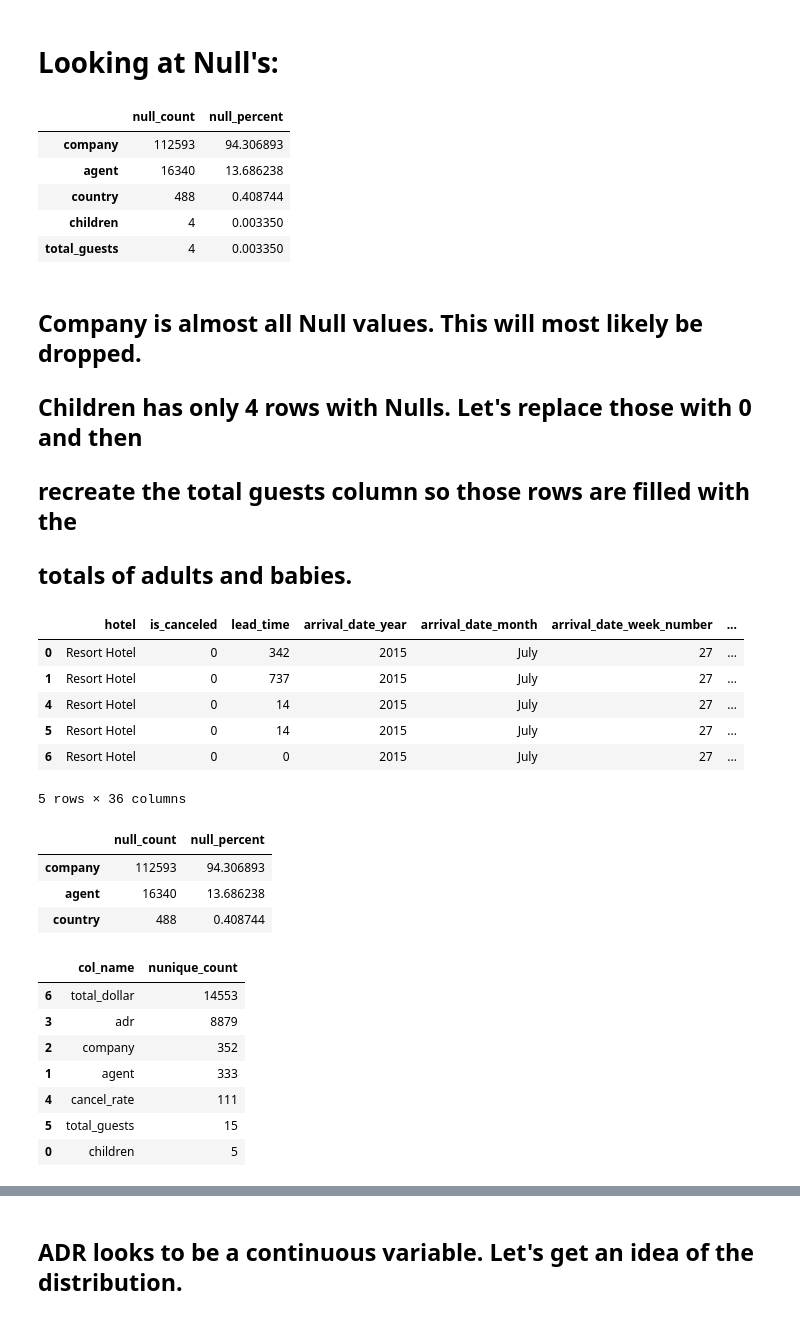
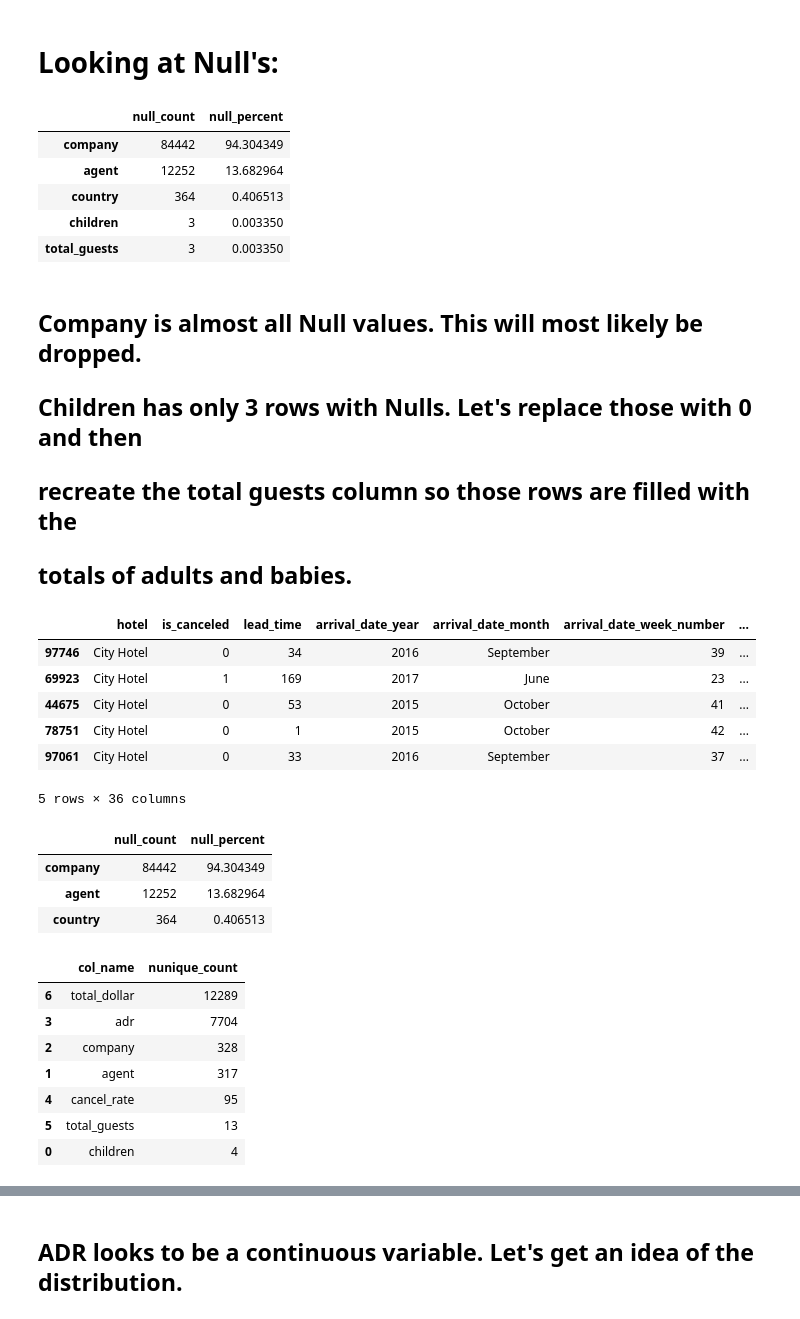
Before and after one commit to josephburton06/Hotel-Bookings, a Jupyter notebook: acquire_prep_some_explore_hotel_bookings.ipynb, the cells around one changed output, grey strips where cells are left out. Drawn from its saved outputs; the diff is of its cells as text; code cells hidden in the pictures.

```diff
--- a/acquire_prep_some_explore_hotel_bookings.ipynb
+++ b/acquire_prep_some_explore_hotel_bookings.ipynb
@@ -143,8 +150,8 @@ df.describe()
 # Some feature engineering:
 ## Create a column where previous bookings canceled is divided by the sum of cancels and non-cancels, or total visits:
 # %%
-df['cancel_rate'] = df['previous_cancellations'] / (df['previous_cancellations'] + df['previous_bookings_not_canceled'])
-df['cancel_rate'].fillna(0, inplace=True)
-df[df.cancel_rate > 0].head(3)
+train['cancel_rate'] = train['previous_cancellations'] / (train['previous_cancellations'] + train['previous_bookings_not_canceled'])
+train['cancel_rate'].fillna(0, inplace=True)
+train[train.cancel_rate > 0].head(3)
 # %% [output]
 |  | hotel | is_canceled | lead_time | arrival_date_year | arrival_date_month | arrival_date_week_number | ... |
@@ -155,7 +162,7 @@ df[df.cancel_rate > 0].head(3)
 # %% [markdown]
 ## Create a column for total number of guests:
 # %%
-df['total_guests'] = df['adults'] + df['children'] + df['babies']
-df[df['total_guests'] > 1].head()
+train['total_guests'] = train['adults'] + train['children'] + train['babies']
+train[train['total_guests'] > 1].head()
 # %% [output]
 |  | hotel | is_canceled | lead_time | arrival_date_year | arrival_date_month | arrival_date_week_number | ... |
@@ -168,11 +175,11 @@ df[df['total_guests'] > 1].head()
 # %% [markdown]
 ## Create a column for total number of days, which is the sum of stays_in_week_nights and stays_in_weekend_nights:
 # %%
-df['total_nights_stay'] = df['stays_in_week_nights'] + df['stays_in_weekend_nights']
+train['total_nights_stay'] = train['stays_in_week_nights'] + train['stays_in_weekend_nights']
 # %% [markdown]
 ## Create a total \$ Amount column:
 # %%
-df['total_dollar'] = df['total_nights_stay'] * df['adr']
+train['total_dollar'] = train['total_nights_stay'] * train['adr']
 # %% [markdown]
 # Some validation:
 ## With this new 'cancel_rate' column, my thought is that someone that is not a repeat guest (0), should have only a 0.0 in the cancel_rate column:
@@ -278,49 +287,49 @@ This means there are 1245 more rows than above.
 # Looking at Null's:
 # %%
 # Taking a look at null counts and percentages of columns that are null
-data = {'null_count': df.isnull().sum(), 'null_percent': (df.isnull().sum()/df.shape[0]) * 100}
-df_nulls = pd.DataFrame(data=data)
-df_nulls[df_nulls['null_count'] > 0].sort_values(by='null_count', ascending=False)
+data = {'null_count': train.isnull().sum(), 'null_percent': (train.isnull().sum()/train.shape[0]) * 100}
+train_nulls = pd.DataFrame(data=data)
+train_nulls[train_nulls['null_count'] > 0].sort_values(by='null_count', ascending=False)
 # %% [output]
 |  | null_count | null_percent |
-| company | 112593 | 94.306893 |
-| agent | 16340 | 13.686238 |
-| country | 488 | 0.408744 |
-| children | 4 | 0.003350 |
-| total_guests | 4 | 0.003350 |
+| company | 84442 | 94.304349 |
+| agent | 12252 | 13.682964 |
+| country | 364 | 0.406513 |
+| children | 3 | 0.003350 |
+| total_guests | 3 | 0.003350 |
 # %% [markdown]
 ## Company is almost all Null values.  This will most likely be dropped.
-## Children has only 4 rows with Nulls.  Let's replace those with 0 and then
+## Children has only 3 rows with Nulls.  Let's replace those with 0 and then
 ## recreate the total guests column so those rows are filled with the
 ## totals of adults and babies.
 # %%
-df['children'].fillna(0, inplace=True)
-df['total_guests'] = df['adults'] + df['children'] + df['babies']
-df[df['total_guests'] > 1].head()
+train['children'].fillna(0, inplace=True)
+train['total_guests'] = train['adults'] + train['children'] + train['babies']
+train[train['total_guests'] > 1].head()
 # %% [output]
 |  | hotel | is_canceled | lead_time | arrival_date_year | arrival_date_month | arrival_date_week_number | ... |
-| 0 | Resort Hotel | 0 | 342 | 2015 | July | 27 | ... |
-| 1 | Resort Hotel | 0 | 737 | 2015 | July | 27 | ... |
-| 4 | Resort Hotel | 0 | 14 | 2015 | July | 27 | ... |
-| 5 | Resort Hotel | 0 | 14 | 2015 | July | 27 | ... |
-| 6 | Resort Hotel | 0 | 0 | 2015 | July | 27 | ... |
+| 97746 | City Hotel | 0 | 34 | 2016 | September | 39 | ... |
+| 69923 | City Hotel | 1 | 169 | 2017 | June | 23 | ... |
+| 44675 | City Hotel | 0 | 53 | 2015 | October | 41 | ... |
+| 78751 | City Hotel | 0 | 1 | 2015 | October | 42 | ... |
+| 97061 | City Hotel | 0 | 33 | 2016 | September | 37 | ... |
 5 rows × 36 columns
 # %%
-data = {'null_count': df.isnull().sum(), 'null_percent': (df.isnull().sum()/df.shape[0]) * 100}
-df_nulls = pd.DataFrame(data=data)
-df_nulls[df_nulls['null_count'] > 0].sort_values(by='null_count', ascending=False)
+data = {'null_count': train.isnull().sum(), 'null_percent': (train.isnull().sum()/train.shape[0]) * 100}
+train_nulls = pd.DataFrame(data=data)
+train_nulls[train_nulls['null_count'] > 0].sort_values(by='null_count', ascending=False)
 # %% [output]
 |  | null_count | null_percent |
-| company | 112593 | 94.306893 |
-| agent | 16340 | 13.686238 |
-| country | 488 | 0.408744 |
+| company | 84442 | 94.304349 |
+| agent | 12252 | 13.682964 |
+| country | 364 | 0.406513 |
 # %%
 # Looking at unique value counts in numeric columns.  This can be useful to detect continuous
 # variable columns and categorical.  Integers are sometimes used as an encoded value for
 # categorical columns.
 
 # Make a list of numeric column names
-numeric_cols = list(df.select_dtypes(include=['float64', 'int64']))
+numeric_cols = list(train.select_dtypes(include=['float64', 'int64']))
 
 # Make an empty dataframe to house the results of the unique counts
 numeric_nunique_counts = pd.DataFrame(columns=['col_name', 'nunique_count'])
@@ -329,17 +338,17 @@ numeric_nunique_counts = pd.DataFrame(columns=['col_name', 'nunique_count'])
 # Finally, we sort the new dataframe by the count descending in order to find the higher unique count
 # columns first.
 for col in numeric_cols:
-    numeric_nunique_counts = numeric_nunique_counts.append({'col_name': str(col), 'nunique_count': df[col].nunique()} ,ignore_index=True)
+    numeric_nunique_counts = numeric_nunique_counts.append({'col_name': str(col), 'nunique_count': train[col].nunique()} ,ignore_index=True)
 numeric_nunique_counts.sort_values(by=['nunique_count'], ascending=False)
 # %% [output]
 |  | col_name | nunique_count |
-| 6 | total_dollar | 14553 |
-| 3 | adr | 8879 |
-| 2 | company | 352 |
-| 1 | agent | 333 |
-| 4 | cancel_rate | 111 |
-| 5 | total_guests | 15 |
-| 0 | children | 5 |
+| 6 | total_dollar | 12289 |
+| 3 | adr | 7704 |
+| 2 | company | 328 |
+| 1 | agent | 317 |
+| 4 | cancel_rate | 95 |
+| 5 | total_guests | 13 |
+| 0 | children | 4 |
 # %%
 # Arrival month is the word value.  Let's create a column for the integer value to create an arrival date column.
 d = {'January':1, 'February':2, 'March':3, 'April':4, 'May':5, 'June':6, 'July':7, 'August':8, 'September':9, 'October':10, 'November':11, 'December':12}
```
Also changed, not shown: parts of 83 cells of this notebook.
